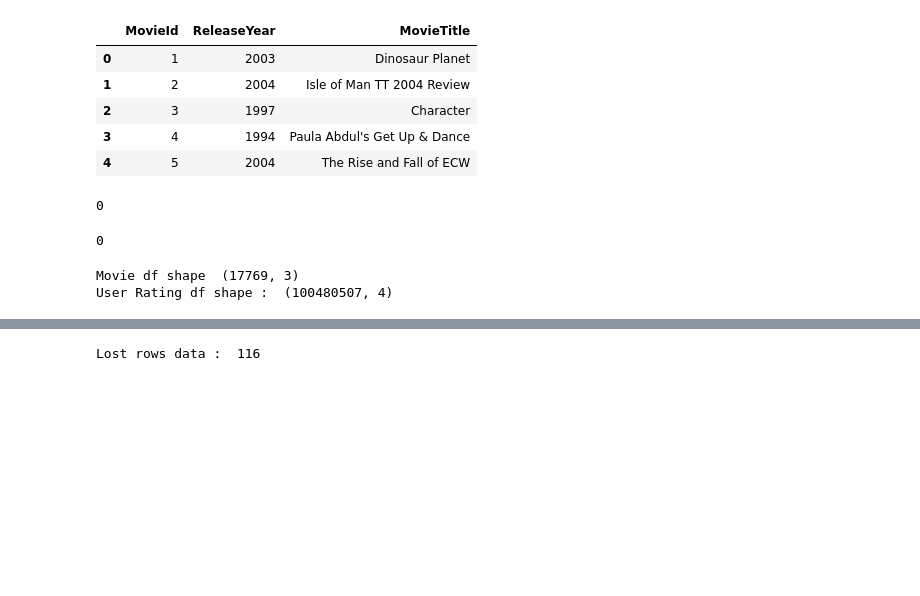
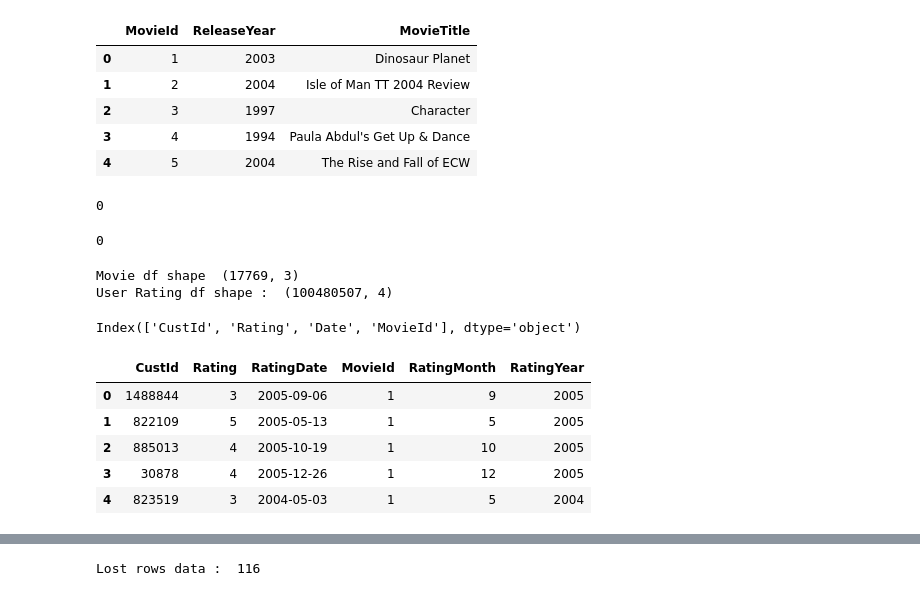
Before and after one commit to adityash97/DataScience, a Jupyter notebook: projects/netflix_data_analysis/pre_process.ipynb, the cells around one changed output, grey strips where cells are left out. Cells and saved outputs as stored; diff of their text form; code cells hidden in the pictures; blank space fills up the shorter version.

```diff
--- a/projects/netflix_data_analysis/pre_process.ipynb
+++ b/projects/netflix_data_analysis/pre_process.ipynb
@@ -392,3 +392,19 @@ print("Movie df shape ",movie_df.shape, "\nUser Rating df shape : ",user_rating_
 # %% [output]
 Movie df shape  (17769, 3)
 User Rating df shape :  (100480507, 4)
+# %%
+user_rating_df.columns
+# %% [output]
+Index(['CustId', 'Rating', 'Date', 'MovieId'], dtype='object')
+# %%
+user_rating_df.rename(columns={'Date':'RatingDate'},inplace=True)
+user_rating_df['RatingMonth'] = user_rating_df['RatingDate'].dt.month
+user_rating_df['RatingYear'] = user_rating_df['RatingDate'].dt.year
+user_rating_df.head()
+# %% [output]
+|  | CustId | Rating | RatingDate | MovieId | RatingMonth | RatingYear |
+| 0 | 1488844 | 3 | 2005-09-06 | 1 | 9 | 2005 |
+| 1 | 822109 | 5 | 2005-05-13 | 1 | 5 | 2005 |
+| 2 | 885013 | 4 | 2005-10-19 | 1 | 10 | 2005 |
+| 3 | 30878 | 4 | 2005-12-26 | 1 | 12 | 2005 |
+| 4 | 823519 | 3 | 2004-05-03 | 1 | 5 | 2004 |
```
Also changed, not shown: parts of 14 cells of this notebook, 2 other files.
